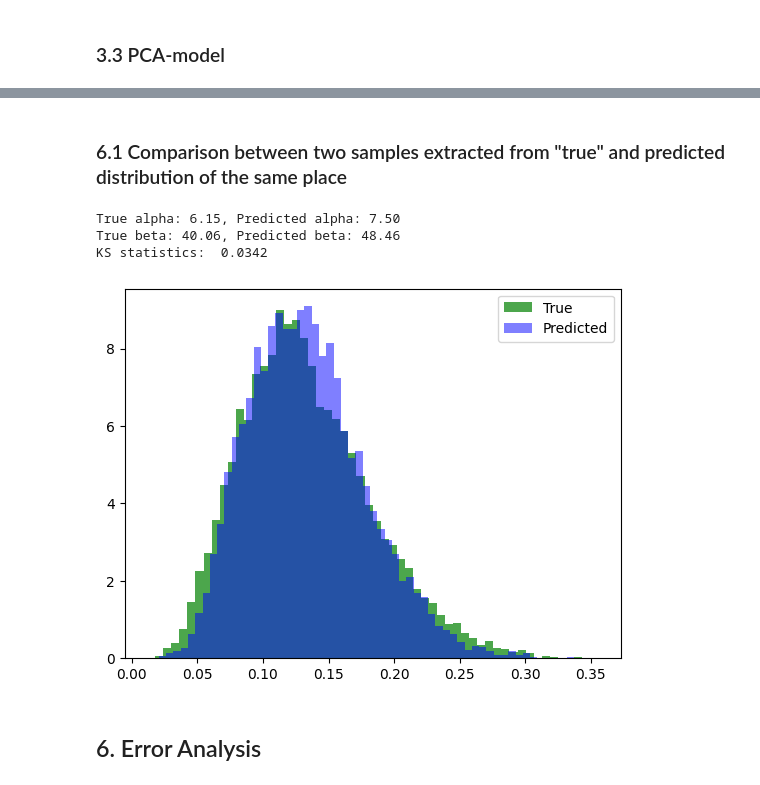
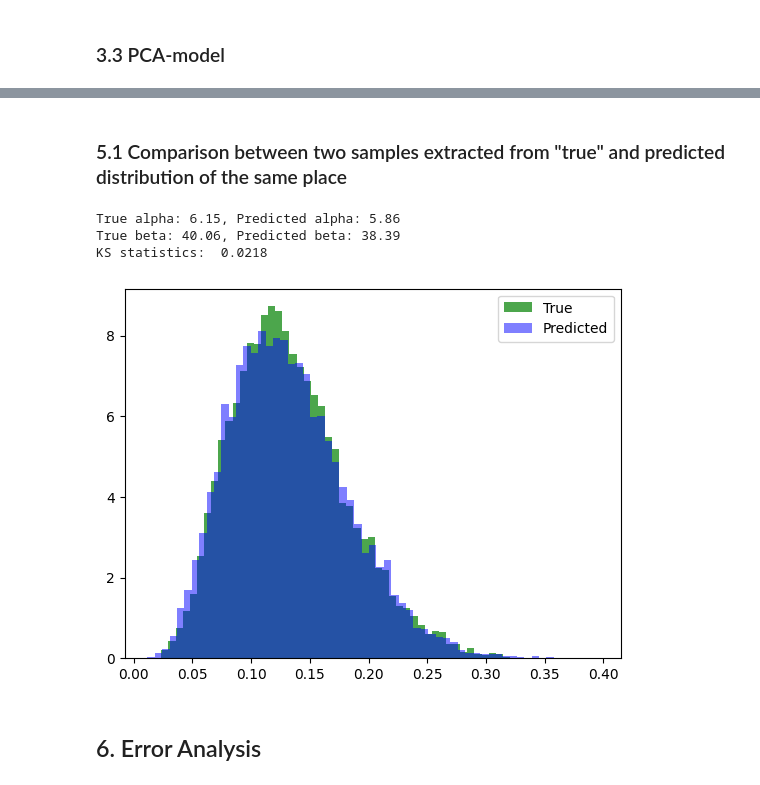
Before and after one commit to oshodiS/Rainfall-BetaEstimation, a Jupyter notebook: Rainfall BETA.ipynb, the cells around one changed output, grey strips where cells are left out. Saved outputs shown, nothing was run; the diff lists cells and outputs as text; code cells hidden in the pictures.

```diff
--- a/Rainfall BETA.ipynb
+++ b/Rainfall BETA.ipynb
@@ -534,7 +501,7 @@ X_val_map = inputs_val_map.values
 X_test_map = inputs_test_map.values
 
 print('Training the model with only MAP descriptor...')
-map_model = build_nn_beta_model(input_shape=(X_train_map.shape[1],), hidden=[256,128],seed=seed) #[256,128]
+map_model = build_nn_beta_model(input_shape=(X_train_map.shape[1],), hidden=hidden_layers,seed=seed) #[256,128]
 history = util.train_nn_model(map_model, X_train_map, y_train, batch_size, loss_prof, lr, epochs, verbose=1, patience=patience, validation_data=(X_val_map, y_val))
 util.plot_training_history(history, figsize=(14, 4))
 # %% [output]
@@ -565,7 +532,7 @@ X_val = inputs_val.values
 X_test = inputs_test.values
 
 print('Training the model with all morphoclimatic descriptors...')
-full_model = build_nn_beta_model(input_shape=(X_train.shape[1],), hidden=[256,128],seed=seed) #[256,128]
+full_model = build_nn_beta_model(input_shape=(X_train.shape[1],), hidden=hidden_layers,seed=seed) #[256,128]
 history = util.train_nn_model(full_model, X_train, y_train, batch_size, loss_prof, lr, epochs, verbose=1, patience=patience, validation_data=(X_val, y_val))
 util.plot_training_history(history, figsize=(14, 4))
 # %% [output]
@@ -596,7 +563,7 @@ X_val_pca = inputs_val_pca.values
 X_test_pca = inputs_test_pca.values
 
 print('Training the model with the PCA of the morphoclimatic descriptors...')
-pca_model = build_nn_beta_model(input_shape=(X_train_pca.shape[1],), hidden=[256,128],seed=seed) #[256,128]
+pca_model = build_nn_beta_model(input_shape=(X_train_pca.shape[1],), hidden=hidden_layers,seed=seed) #[256,128]
 history = util.train_nn_model(pca_model, X_train_pca, y_train, batch_size, loss_prof, lr, epochs, verbose=1, patience=patience, validation_data=(X_val_pca, y_val))
 util.plot_training_history(history, figsize=(14, 4))
 # %% [output]
@@ -753,16 +714,14 @@ metrics_beta_pca
 # %% [markdown]
-### 6.1 Comparison between two samples extracted from "true" and predicted distribution of the same place
+### 5.1 Comparison between two samples extracted from "true" and predicted distribution of the same place
-# %%
-util = reload(util)
 # %%
-#util.compare_samples(dist_test_full, "beta", parameters_test, index=150)
-#util.compare_samples(dist_test_map, "beta", parameters_test, index=20)
-util.compare_samples(dist_test_pca, "beta", parameters_test, index=10)
+util.compare_samples(dist_test_full, "beta", parameters_test, index=10)
+#util.compare_samples(dist_test_map, "beta", parameters_test, index=10)
+#util.compare_samples(dist_test_pca, "beta", parameters_test, index=10)
 # %% [output]
-True alpha: 6.15, Predicted alpha: 7.50
-True beta: 40.06, Predicted beta: 48.46
-KS statistics:  0.0342
+True alpha: 6.15, Predicted alpha: 5.86
+True beta: 40.06, Predicted beta: 38.39
+KS statistics:  0.0218
-[figure, old version]
+[figure, new version]
 # %% [markdown]
 ## 6. Error Analysis
 # %% [markdown]
```
Also changed, not shown: parts of 61 cells of this notebook, 4 other files.
